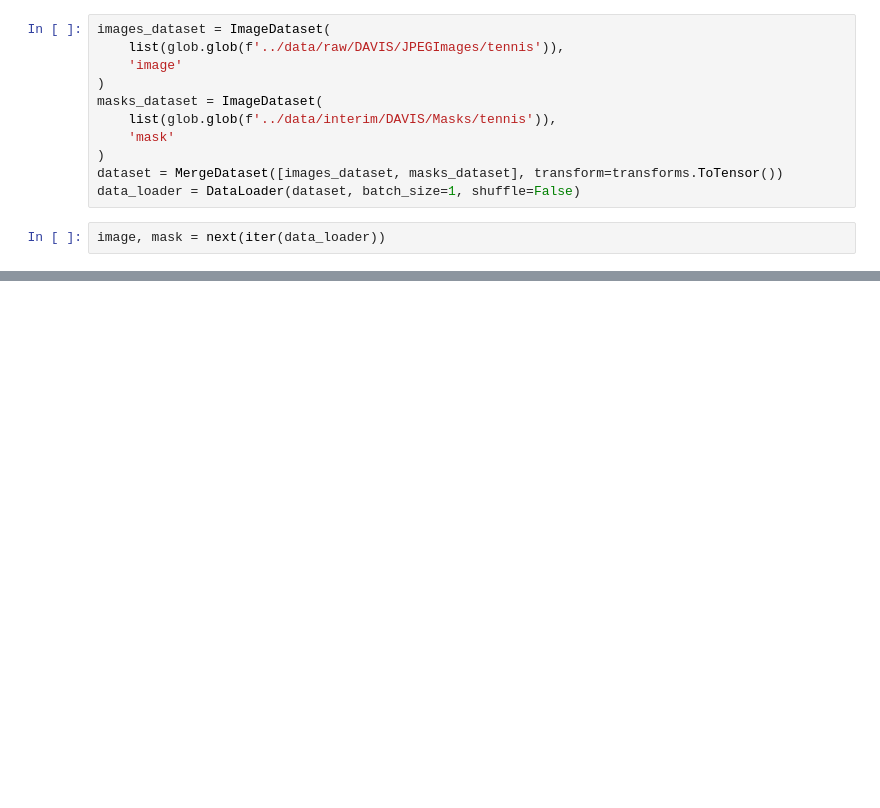
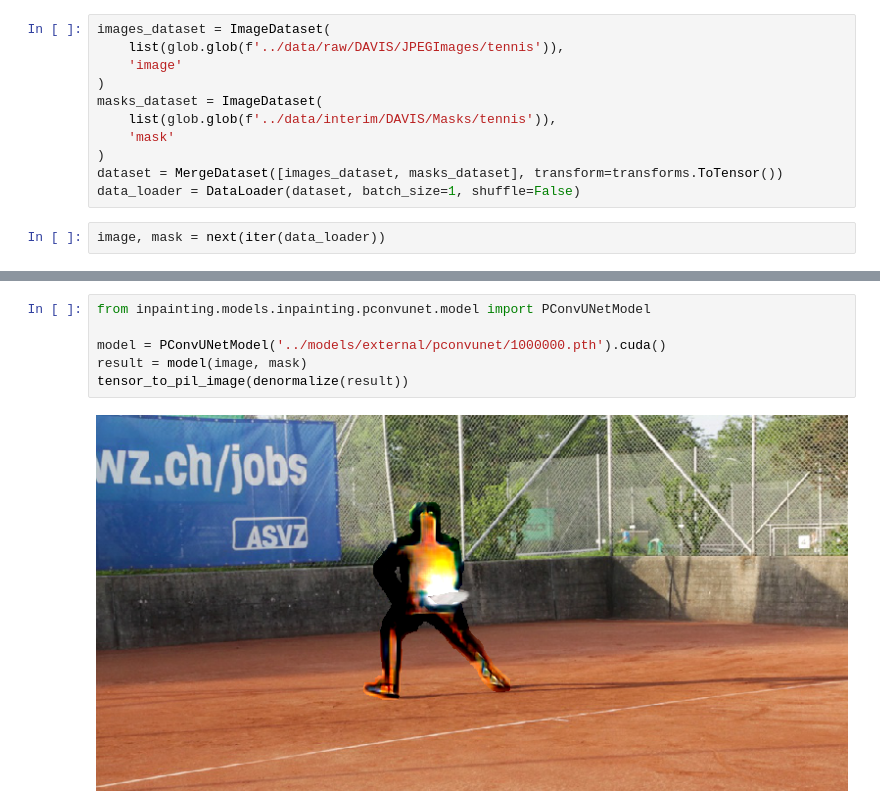
Before and after one commit to jfajkowski/inpainting, a Jupyter notebook: notebooks/inpainting.ipynb, the cells around one changed output, grey strips where cells are left out. Cells and saved outputs as stored; diff of their text form; blank space fills up the shorter version.

```diff
--- a/notebooks/inpainting.ipynb
+++ b/notebooks/inpainting.ipynb
@@ -50,3 +52,11 @@ tensor_to_pil_image(denormalize(result))
+# %%
+from inpainting.models.inpainting.pconvunet.model import PConvUNetModel
+
+model = PConvUNetModel('../models/external/pconvunet/1000000.pth').cuda()
+result = model(image, mask)
+tensor_to_pil_image(denormalize(result))
+# %% [output]
+[figure, added]
 # %%
 from inpainting.models.inpainting.kernel_inpainting import inpaint
 
```
Also changed, not shown: parts of 7 cells of this notebook, 6 other files.
